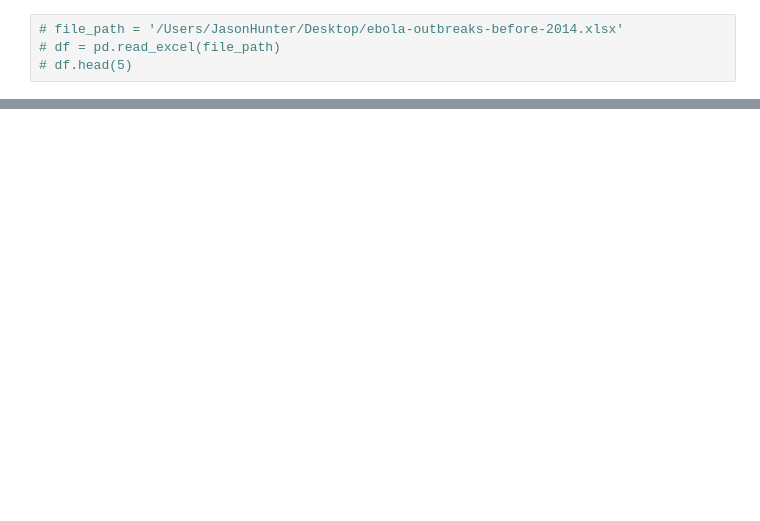
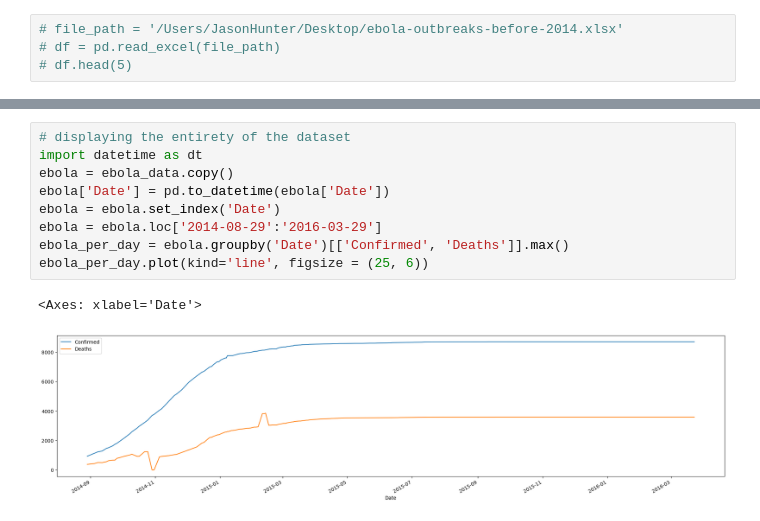
Before and after one commit to JasonHunter95/Ebola-Project, a Jupyter notebook: EbolaModel.ipynb, the cells around one changed output, grey strips where cells are left out. Cells and saved outputs as stored; diff of their text form; blank space fills up the shorter version.

```diff
--- a/EbolaModel.ipynb
+++ b/EbolaModel.ipynb
@@ -116,0 +167,12 @@ m
+# %%
+# displaying the entirety of the dataset
+import datetime as dt
+ebola = ebola_data.copy()
+ebola['Date'] = pd.to_datetime(ebola['Date'])
+ebola = ebola.set_index('Date')
+ebola = ebola.loc['2014-08-29':'2016-03-29']
+ebola_per_day = ebola.groupby('Date')[['Confirmed', 'Deaths']].max()
+ebola_per_day.plot(kind='line', figsize = (25, 6))
+# %% [output]
+<Axes: xlabel='Date'>
+[figure, added]
```
Also changed, not shown: parts of 13 cells of this notebook, 2 other files.
